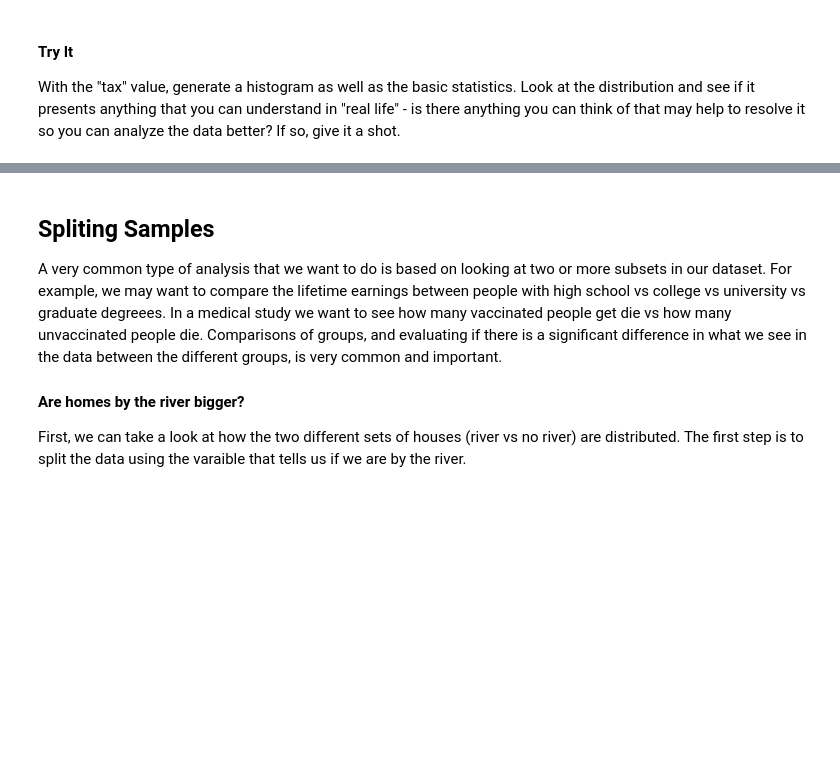
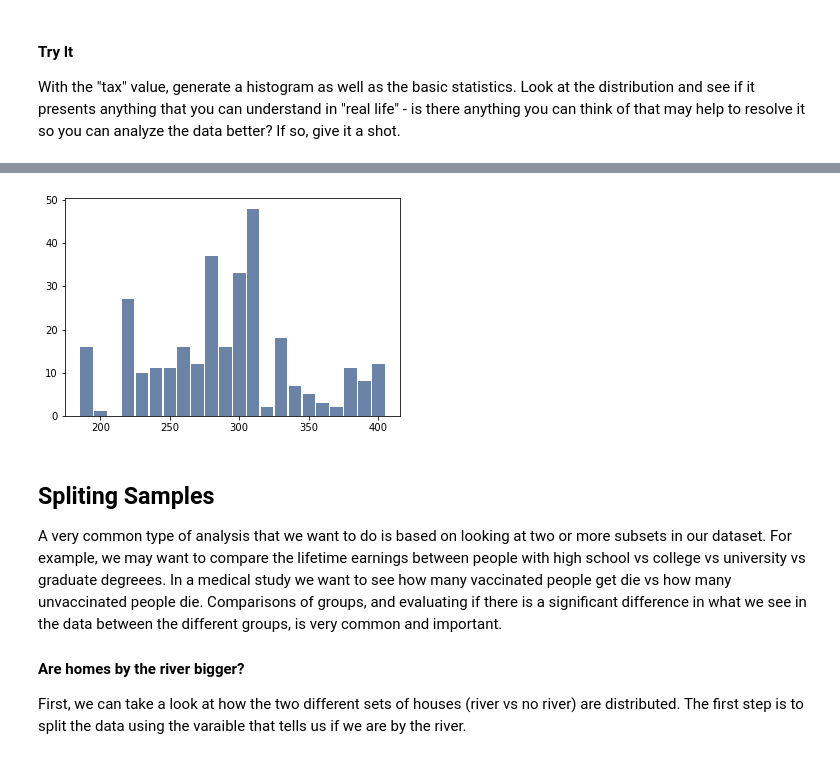
Before and after one commit to Isaacjimoh/Basic_Stats_in_Python_Student_Workbooks, a Jupyter notebook: 002_Basic_Histograms.ipynb, the cells around one changed output, grey strips where cells are left out. Cells and saved outputs as stored; diff of their text form; code cells hidden in the pictures; blank space fills up the shorter version.

```diff
--- a/002_Basic_Histograms.ipynb
+++ b/002_Basic_Histograms.ipynb
@@ -165,3 +202,13 @@ With the "tax" value, generate a histogram as well as the basic statistics. Look
+# %%
+#Our data did not make a lot of sense. we should look at our data and check if theres anything we can do to make it a...
+#...little bit better and readable.
+#So we reduce the data by the taxes since 700 in our previous graph is isolated.
+
+Temp = df[df["TAX"]<400] #the [ ] is used when your talking about something in a function already.
+Taxh2 = thinkstats2.Hist(round(Temp["TAX"], -1), label = "Taxes")
+thinkplot.Hist(Taxh2)
+# %% [output]
+[figure, added]
 # %% [markdown]
 ## Spliting Samples
 
```
Also changed, not shown: parts of 14 cells of this notebook, 3 other files.
